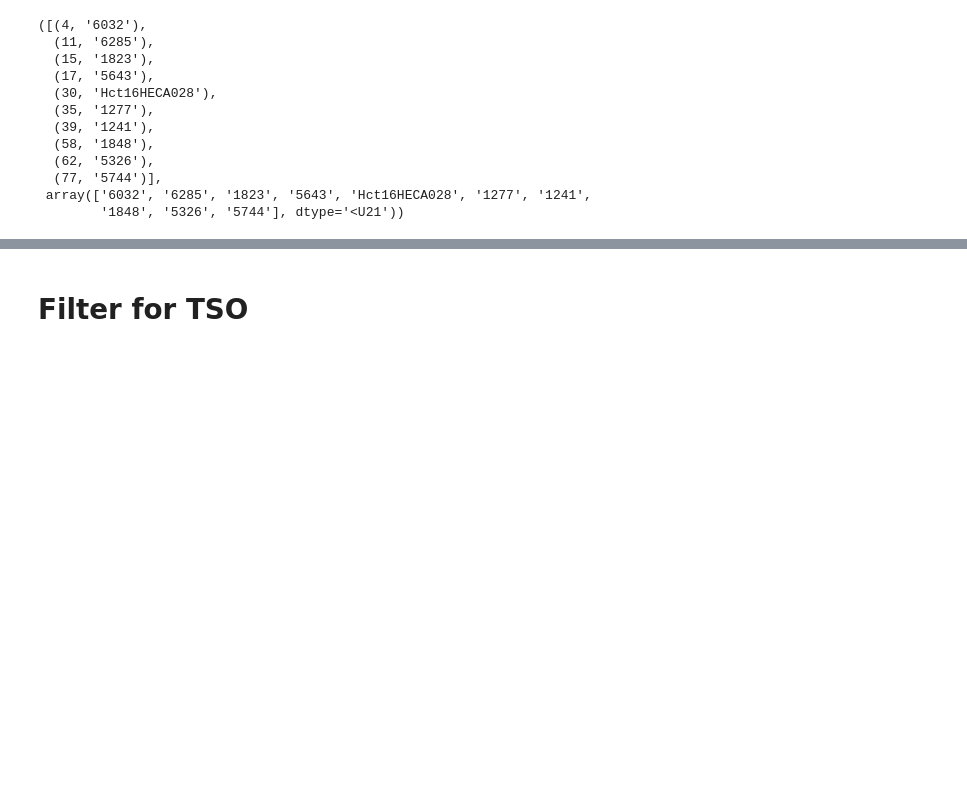
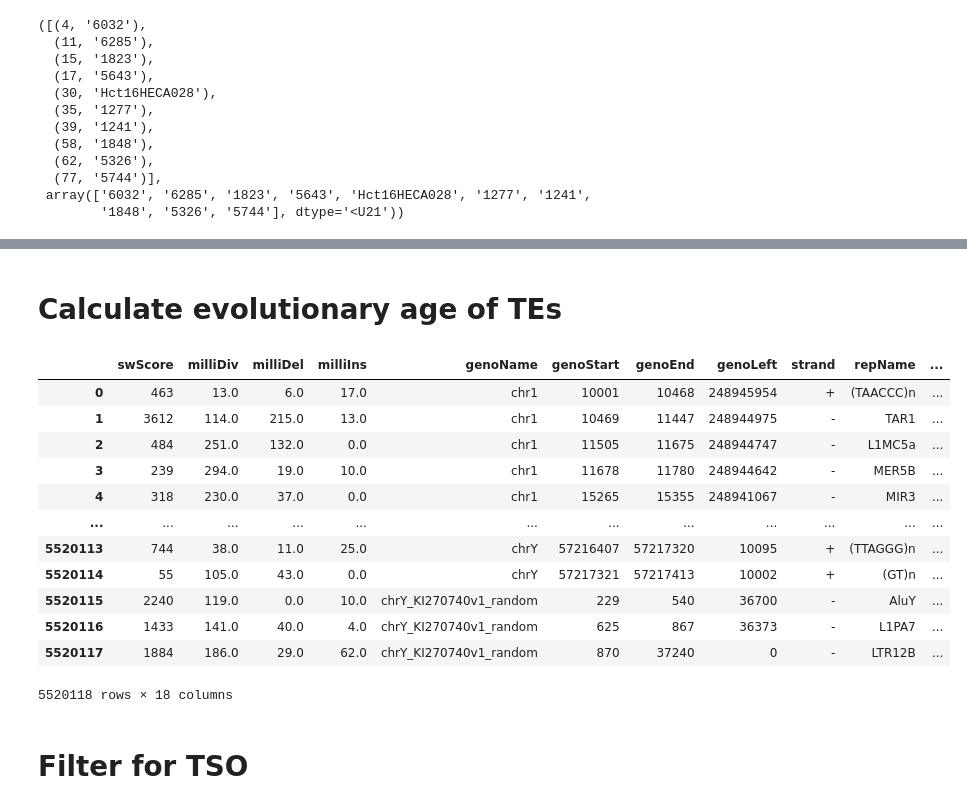
Before and after one commit to dmnburrows/line1_ageing, a Jupyter notebook: te_rna.ipynb, the cells around one changed output, grey strips where cells are left out. Drawn from its saved outputs; the diff is of its cells as text; code cells hidden in the pictures; blank space fills up the shorter version.

```diff
--- a/te_rna.ipynb
+++ b/te_rna.ipynb
@@ -92,3 +92,24 @@ male_GABA_df
 | 17 | 1848 | GABA | 5.2 | 7.8 | 11/29/2021 | 6 | University of Maryland Brain and ... | ... |
 | 54 | 5326 | GABA | 4.3 | 7.3 | 2/9/2022 | 13 | University of Maryland Brain and ... | ... |
 | 72 | 5744 | GABA | 3.4 | 9.5 | 3/25/2022 | 20 | Human Brain and Spinal Fluid Reso... | ... |
+# %% [markdown]
+# Calculate evolutionary age of TEs
+# %%
+#Compute evolutionary age
+ev_df = te.read_rmsk('/cndd3/dburrows/DATA/te/gtf/annotations/rmsk/hg38.fa.out')
+# %%
+ev_df
+# %% [output]
+|  | swScore | milliDiv | milliDel | milliIns | genoName | genoStart | genoEnd | genoLeft | strand | repName | ... |
+| 0 | 463 | 13.0 | 6.0 | 17.0 | chr1 | 10001 | 10468 | 248945954 | + | (TAACCC)n | ... |
+| 1 | 3612 | 114.0 | 215.0 | 13.0 | chr1 | 10469 | 11447 | 248944975 | - | TAR1 | ... |
+| 2 | 484 | 251.0 | 132.0 | 0.0 | chr1 | 11505 | 11675 | 248944747 | - | L1MC5a | ... |
+| 3 | 239 | 294.0 | 19.0 | 10.0 | chr1 | 11678 | 11780 | 248944642 | - | MER5B | ... |
+| 4 | 318 | 230.0 | 37.0 | 0.0 | chr1 | 15265 | 15355 | 248941067 | - | MIR3 | ... |
+| ... | ... | ... | ... | ... | ... | ... | ... | ... | ... | ... | ... |
+| 5520113 | 744 | 38.0 | 11.0 | 25.0 | chrY | 57216407 | 57217320 | 10095 | + | (TTAGGG)n | ... |
+| 5520114 | 55 | 105.0 | 43.0 | 0.0 | chrY | 57217321 | 57217413 | 10002 | + | (GT)n | ... |
+| 5520115 | 2240 | 119.0 | 0.0 | 10.0 | chrY_KI270740v1_random | 229 | 540 | 36700 | - | AluY | ... |
+| 5520116 | 1433 | 141.0 | 40.0 | 4.0 | chrY_KI270740v1_random | 625 | 867 | 36373 | - | L1PA7 | ... |
+| 5520117 | 1884 | 186.0 | 29.0 | 62.0 | chrY_KI270740v1_random | 870 | 37240 | 0 | - | LTR12B | ... |
+5520118 rows × 18 columns
```
Also changed, not shown: parts of 17 cells of this notebook, 1 other file.
